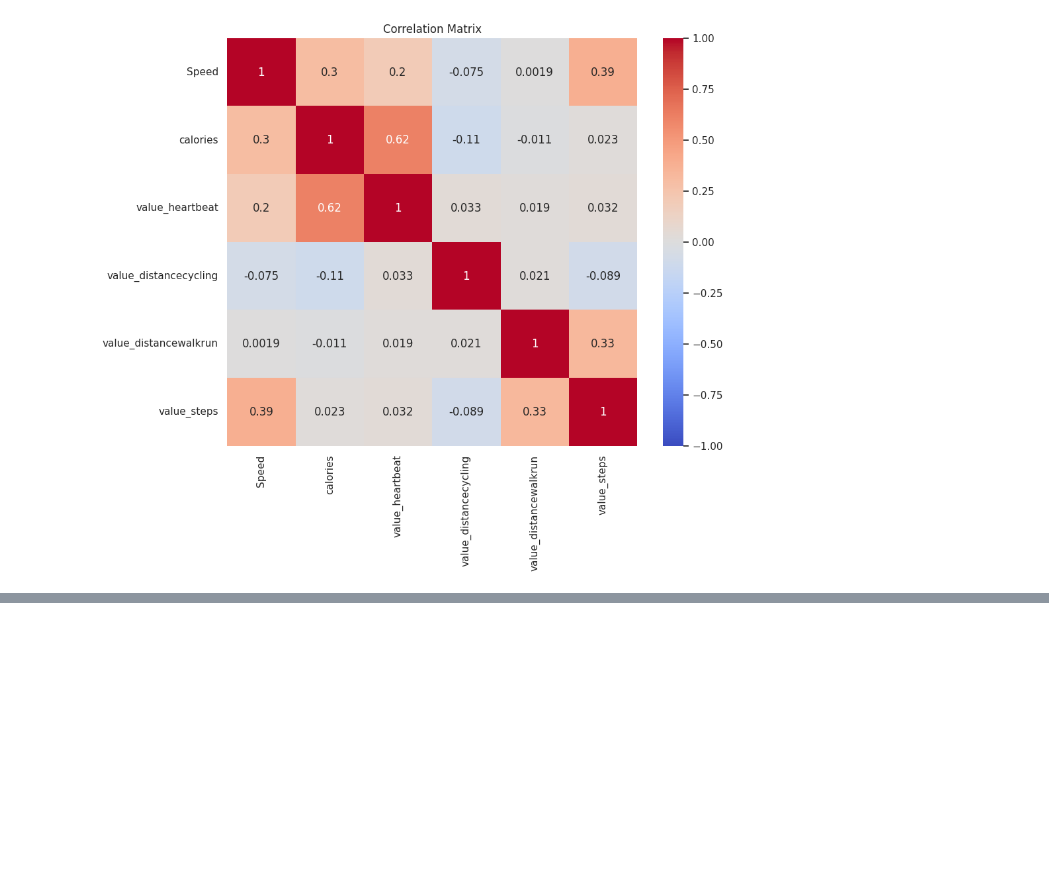
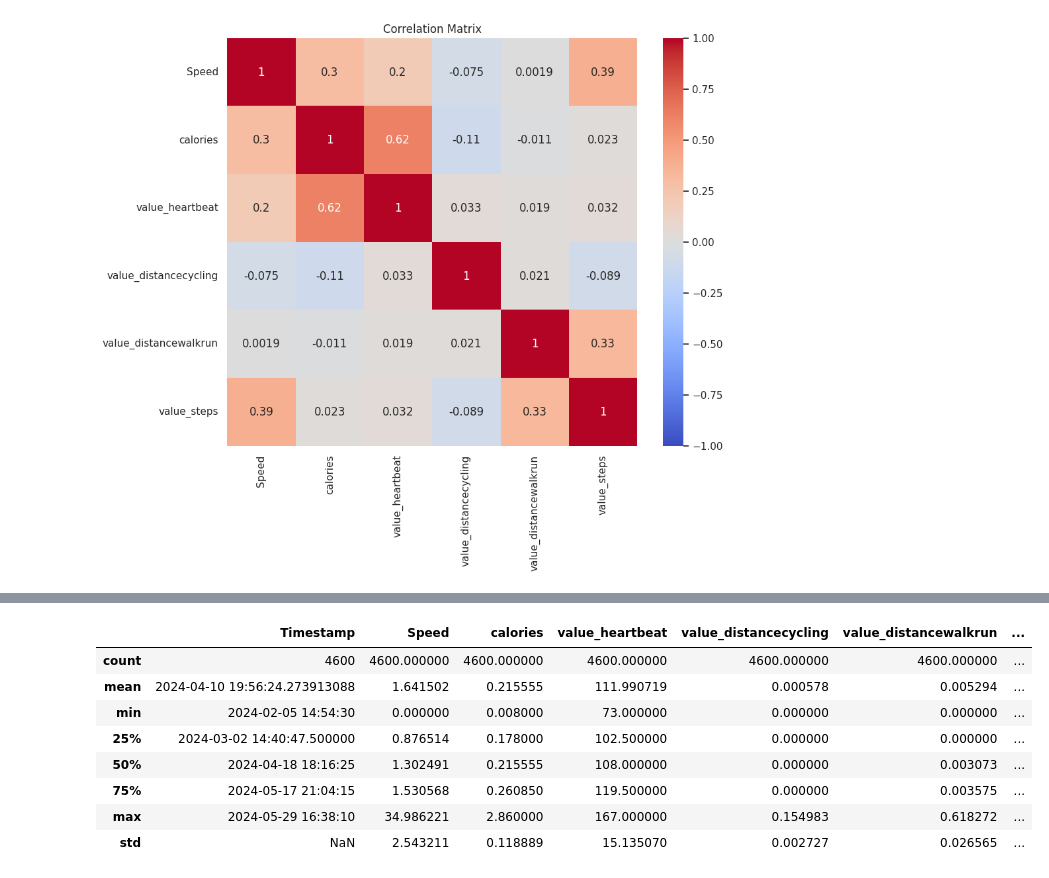
Before and after one commit to TKendel/MLQL, a Jupyter notebook: filling_steps.ipynb, the cells around one changed output, grey strips where cells are left out. Drawn from its saved outputs; the diff is of its cells as text; code cells hidden in the pictures; blank space fills up the shorter version.

```diff
--- a/filling_steps.ipynb
+++ b/filling_steps.ipynb
@@ -347,0 +394,12 @@ plt.show()
+# %%
+data_copy.describe()
+# %% [output]
+|  | Timestamp | Speed | calories | value_heartbeat | value_distancecycling | value_distancewalkrun | ... |
+| count | 4600 | 4600.000000 | 4600.000000 | 4600.000000 | 4600.000000 | 4600.000000 | ... |
+| mean | 2024-04-10 19:56:24.273913088 | 1.641502 | 0.215555 | 111.990719 | 0.000578 | 0.005294 | ... |
+| min | 2024-02-05 14:54:30 | 0.000000 | 0.008000 | 73.000000 | 0.000000 | 0.000000 | ... |
+| 25% | 2024-03-02 14:40:47.500000 | 0.876514 | 0.178000 | 102.500000 | 0.000000 | 0.000000 | ... |
+| 50% | 2024-04-18 18:16:25 | 1.302491 | 0.215555 | 108.000000 | 0.000000 | 0.003073 | ... |
+| 75% | 2024-05-17 21:04:15 | 1.530568 | 0.260850 | 119.500000 | 0.000000 | 0.003575 | ... |
+| max | 2024-05-29 16:38:10 | 34.986221 | 2.860000 | 167.000000 | 0.154983 | 0.618272 | ... |
+| std | NaN | 2.543211 | 0.118889 | 15.135070 | 0.002727 | 0.026565 | ... |
```
Also changed, not shown: parts of 13 cells of this notebook, 1 other file.
